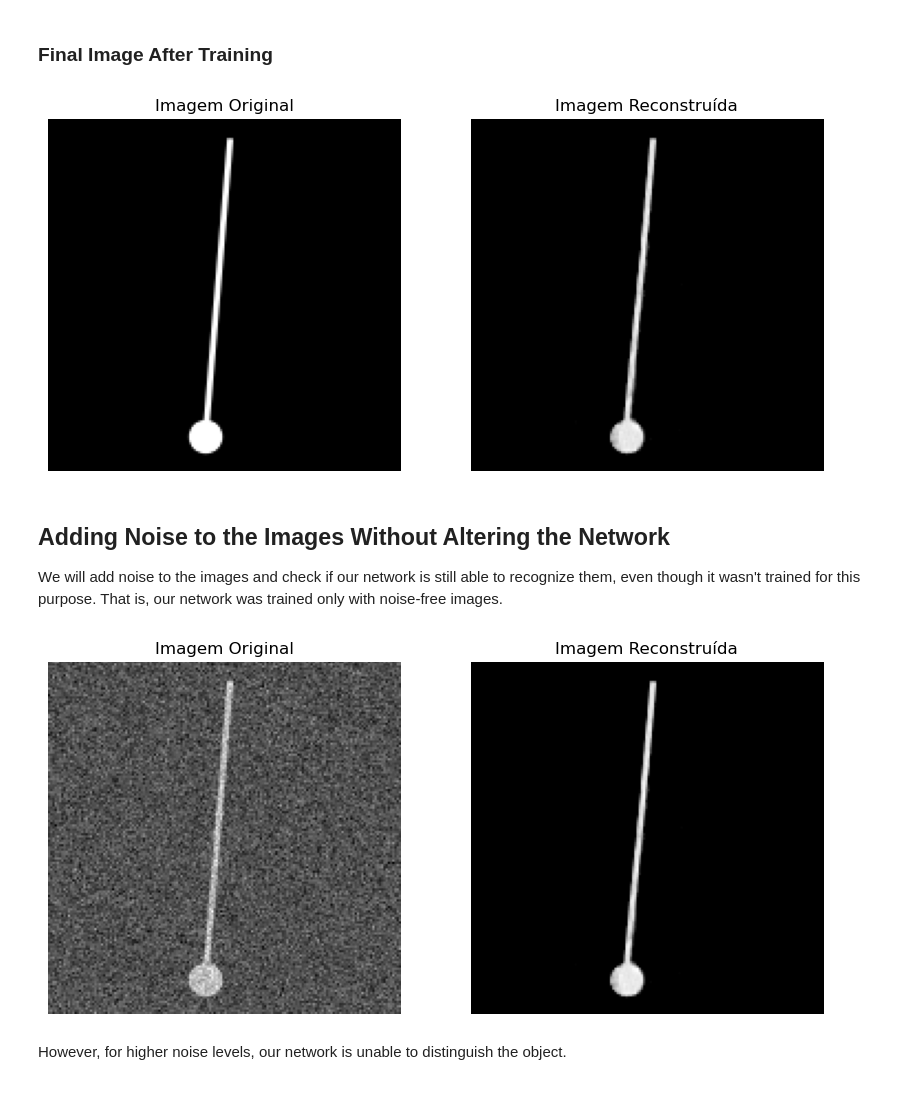
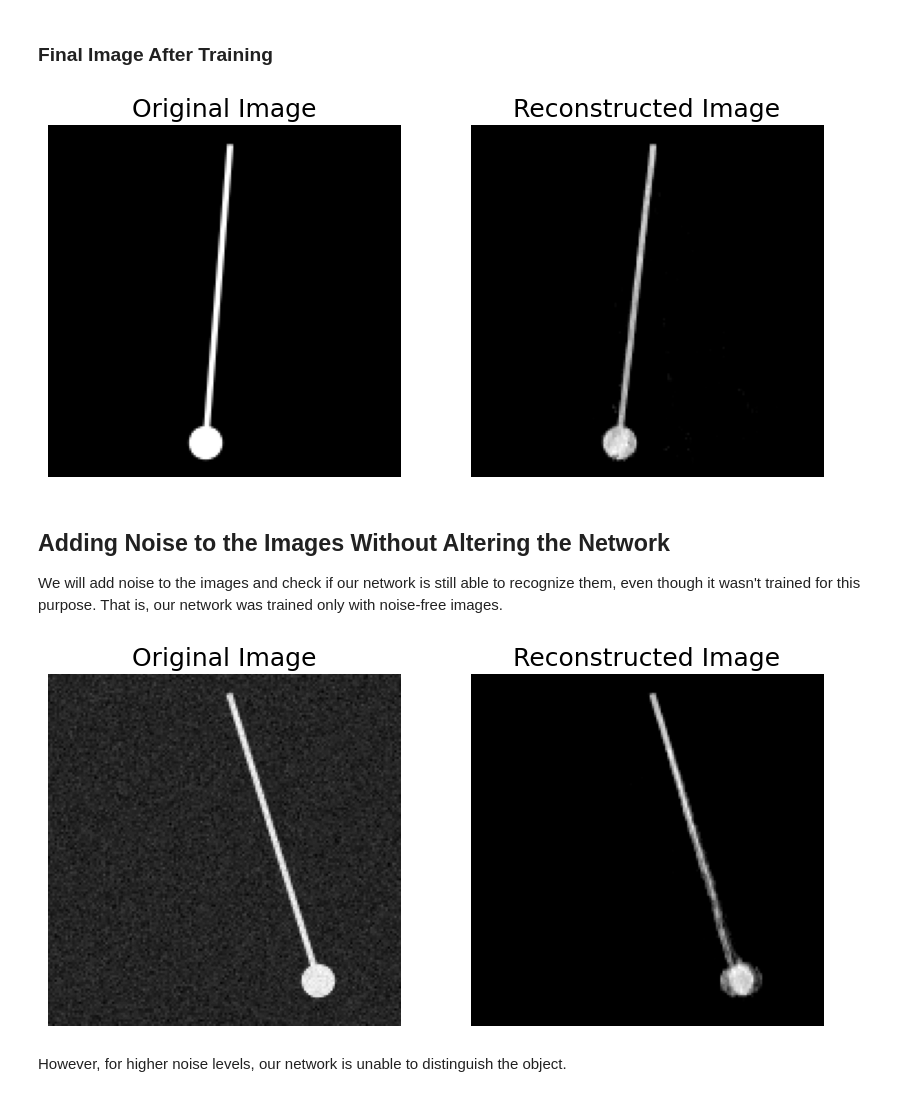
Before and after one commit to Coffee4MePlz/Notebooks_NN_Physics, a Jupyter notebook: Exemplo 3-Autoencoder/06-Exemplo 3 Pendulo Autoencode.ipynb, the cells around one changed output. Cells and saved outputs as stored; diff of their text form; code cells hidden in the pictures.

Commit message:
Changed fontsize for plots.

```diff
--- a/Exemplo 3-Autoencoder/06-Exemplo 3 Pendulo Autoencode.ipynb
+++ b/Exemplo 3-Autoencoder/06-Exemplo 3 Pendulo Autoencode.ipynb
@@ -54,12 +54,14 @@ def plot_image_comparison(input,output):
     # Plotando as imagens
     fig, ax = plt.subplots(1, 2, figsize=(10, 7))
     ax[0].imshow(input_image, cmap='gray')
-    ax[0].set_title('Imagem Original')
+    #ax[0].set_title('Imagem Original', fontsize=18)
+    ax[0].set_title('Original Image', fontsize=18)
     ax[0].axis('off')
     ax[1].imshow(output, cmap='gray')
-    ax[1].set_title('Imagem Reconstruída')
+    #ax[1].set_title('Imagem Reconstruída',fontsize=18)
+    ax[1].set_title('Reconstructed Image',fontsize=18)
     ax[1].axis('off')
-    plt.savefig("Imagem-Reconstruída",dpi=1000)
+    plt.savefig("Reconstructed Image",dpi=1000 , fontsize=18)
     plt.show()
 # %% [markdown]
 ## Recovering the Models Saved During Training
@@ -128,36 +130,38 @@ plot_image_comparison(input_image,output)
 # Coloca o modelo em modo de avaliação
 trainer.model.eval()
 
+i=0
 # Executar a imagem pela rede
-output, output2 = trainer.model(images[0].unsqueeze(0).to(trainer.dev))
+output, output2 = trainer.model(images[i].unsqueeze(0).to(trainer.dev))
 
 # Converte a saída do modelo e a entrada para exibição
 output = output.cpu().detach().numpy().squeeze()
-input_image = images[0].cpu().detach().numpy().squeeze()
+input_image = images[i].cpu().detach().numpy().squeeze()
 
 plot_image_comparison(input_image, output)
 # %% [output]
-[figure, old version]
+[figure, new version]
 # %% [markdown]
 ## Adding Noise to the Images Without Altering the Network
 
 We will add noise to the images and check if our network is still able to recognize them, even though it wasn't trained for this purpose. That is, our network was trained only with noise-free images.
 # %%
 #Adicionando ruido a imagem
-noise = tc.randn_like(images) * 0.2  # 20% de ruído
+noise = tc.randn_like(images) * 0.05  # 20% de ruído
 
+i=1
 # Add the noise to the image
-noisy_image = images[0] + noise
+noisy_image = images[i] + noise
 
-output, output2 = trainer.model(noisy_image[0].unsqueeze(0).to(trainer.dev))
+output, output2 = trainer.model(noisy_image[i].unsqueeze(0).to(trainer.dev))
 
 # Converte a saída do modelo e a entrada para exibição
 output = output.cpu().detach().numpy().squeeze()
-input_image = noisy_image[0].cpu().detach().numpy().squeeze()
+input_image = noisy_image[i].cpu().detach().numpy().squeeze()
 
 plot_image_comparison(input_image, output)
 # %% [output]
-[figure, old version]
+[figure, new version]
 # %% [markdown]
 However, for higher noise levels, our network is unable to distinguish the object.
 # %%
```
Also changed, not shown: parts of 6 cells of this notebook, 1 other file.
